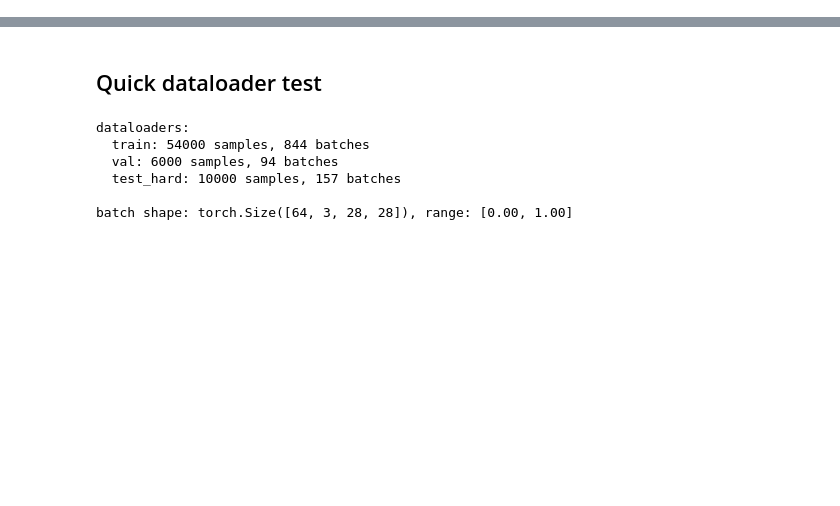
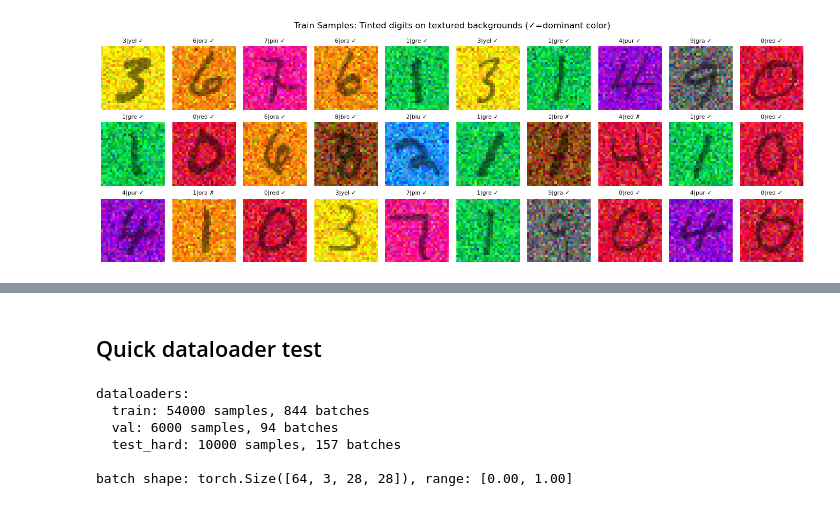
Before and after one commit to lohithkola06/The-Lazy-Artist, a Jupyter notebook: notebooks/00_dataset.ipynb, the cells around one changed output, grey strips where cells are left out. Saved outputs shown, nothing was run; the diff lists cells and outputs as text; code cells hidden in the pictures; blank space fills up the shorter version.

```diff
--- a/notebooks/00_dataset.ipynb
+++ b/notebooks/00_dataset.ipynb
@@ -157,0 +177,26 @@ show_samples(test_data, "Test Hard samples (NO dominant colors - inverted!)")
+# %%
+# Visualize train samples - notice digits are tinted versions of background color
+train_data = torch.load(DATA_DIR / "train.pt", weights_only=False)
+imgs = train_data["images"]
+labels = train_data["labels"]
+color_ids = train_data["color_ids"]
+
+fig, axes = plt.subplots(3, 10, figsize=(14, 5))
+axes = axes.flatten()
+
+for i in range(30):
+    img = imgs[i].permute(1, 2, 0).numpy()
+    label = int(labels[i])
+    color_id = int(color_ids[i])
+    dominant = dominant_map[label]
+    match = "✓" if color_id == dominant else "✗"
+
+    axes[i].imshow(img)
+    axes[i].axis('off')
+    axes[i].set_title(f"{label}|{color_names[color_id][:3]} {match}", fontsize=8)
+
+fig.suptitle("Train Samples: Tinted digits on textured backgrounds (✓=dominant color)", fontsize=12)
+plt.tight_layout()
+plt.show()
+# %% [output]
+[figure, added]
```
Also changed, not shown: parts of 17 cells of this notebook, 10 other files.
